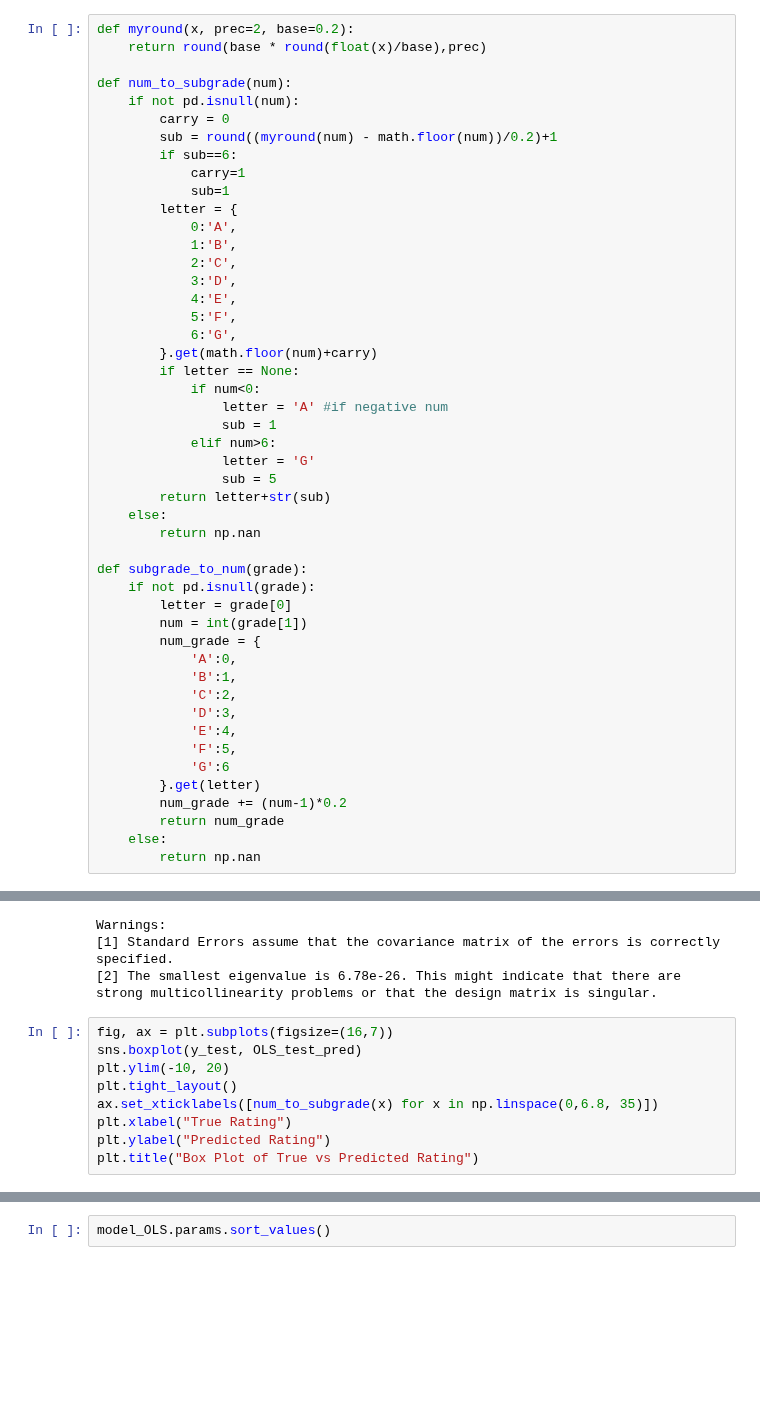
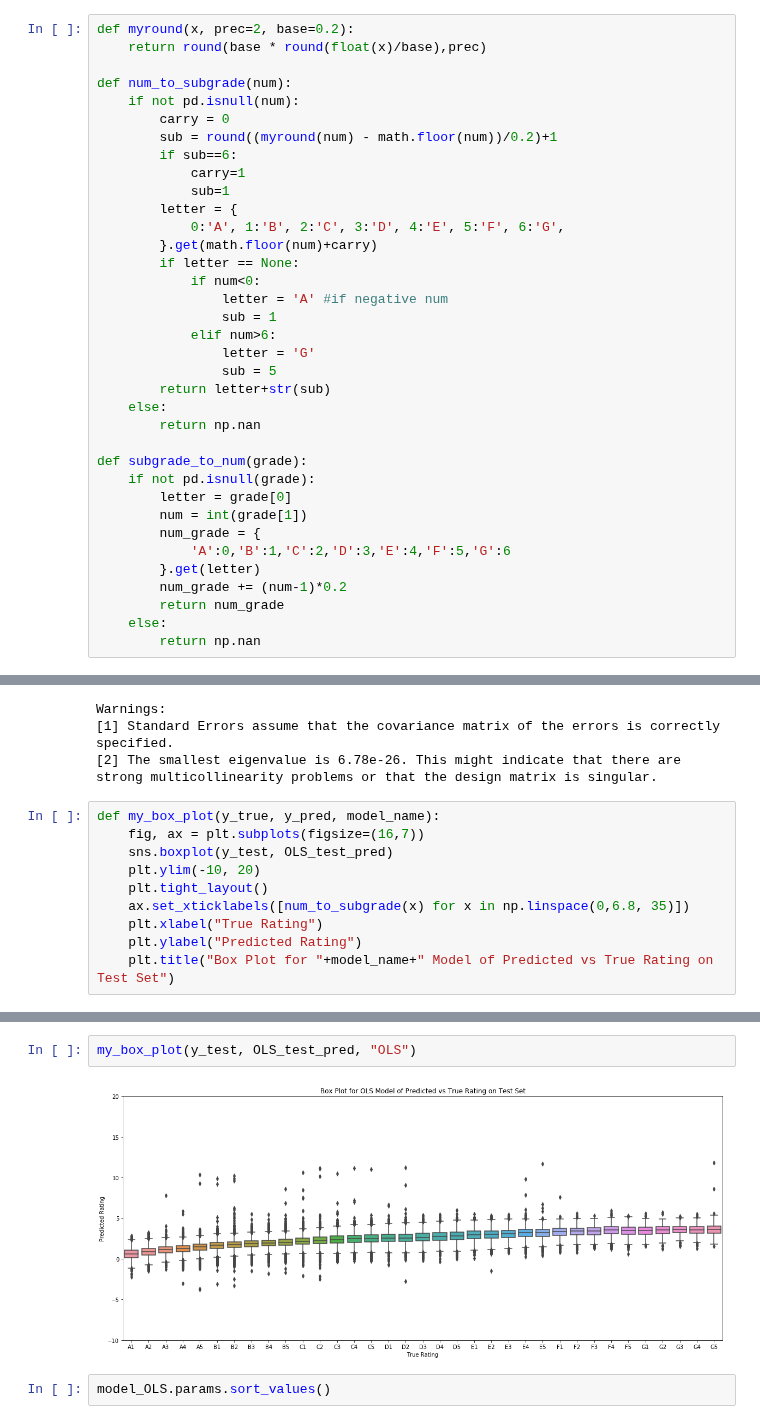
Before and after one commit to tmaounis/cs109a-LendingClub, a Jupyter notebook: models.ipynb, the cells around one changed output, grey strips where cells are left out. Drawn from its saved outputs; the diff is of its cells as text; blank space fills up the shorter version.

Commit message:
box plots

```diff
--- a/models.ipynb
+++ b/models.ipynb
@@ -209,13 +248,7 @@ def num_to_subgrade(num):
             carry=1
             sub=1
         letter = {
-            0:'A',
-            1:'B',
-            2:'C',
-            3:'D',
-            4:'E',
-            5:'F',
-            6:'G',
+            0:'A', 1:'B', 2:'C', 3:'D', 4:'E', 5:'F', 6:'G',
         }.get(math.floor(num)+carry)
         if letter == None:
             if num<0:
@@ -233,13 +266,7 @@ def subgrade_to_num(grade):
         letter = grade[0]
         num = int(grade[1])
         num_grade = {
-            'A':0,
-            'B':1,
-            'C':2,
-            'D':3,
-            'E':4,
-            'F':5,
-            'G':6
+            'A':0,'B':1,'C':2,'D':3,'E':4,'F':5,'G':6
         }.get(letter)
         num_grade += (num-1)*0.2
         return num_grade
@@ -340,11 +367,12 @@ Warnings:
 [2] The smallest eigenvalue is 6.78e-26. This might indicate that there are
 strong multicollinearity problems or that the design matrix is singular.
 # %%
-fig, ax = plt.subplots(figsize=(16,7))
-sns.boxplot(y_test, OLS_test_pred)
-plt.ylim(-10, 20)
-plt.tight_layout()
-ax.set_xticklabels([num_to_subgrade(x) for x in np.linspace(0,6.8, 35)])
-plt.xlabel("True Rating")
-plt.ylabel("Predicted Rating")
-plt.title("Box Plot of True vs Predicted Rating")
+def my_box_plot(y_true, y_pred, model_name):
+    fig, ax = plt.subplots(figsize=(16,7))
+    sns.boxplot(y_test, OLS_test_pred)
+    plt.ylim(-10, 20)
+    plt.tight_layout()
+    ax.set_xticklabels([num_to_subgrade(x) for x in np.linspace(0,6.8, 35)])
+    plt.xlabel("True Rating")
+    plt.ylabel("Predicted Rating")
+    plt.title("Box Plot for "+model_name+" Model of Predicted vs True Rating on Test Set")
@@ -354,3 +379,7 @@ Text(0.5,1,'Box Plot of True vs Predicted Rating')
+# %%
+my_box_plot(y_test, OLS_test_pred, "OLS")
+# %% [output]
+[figure, added]
 # %%
 model_OLS.params.sort_values()
 # %% [output]
```
Also changed, not shown: parts of 17 cells of this notebook, 1 other file.
